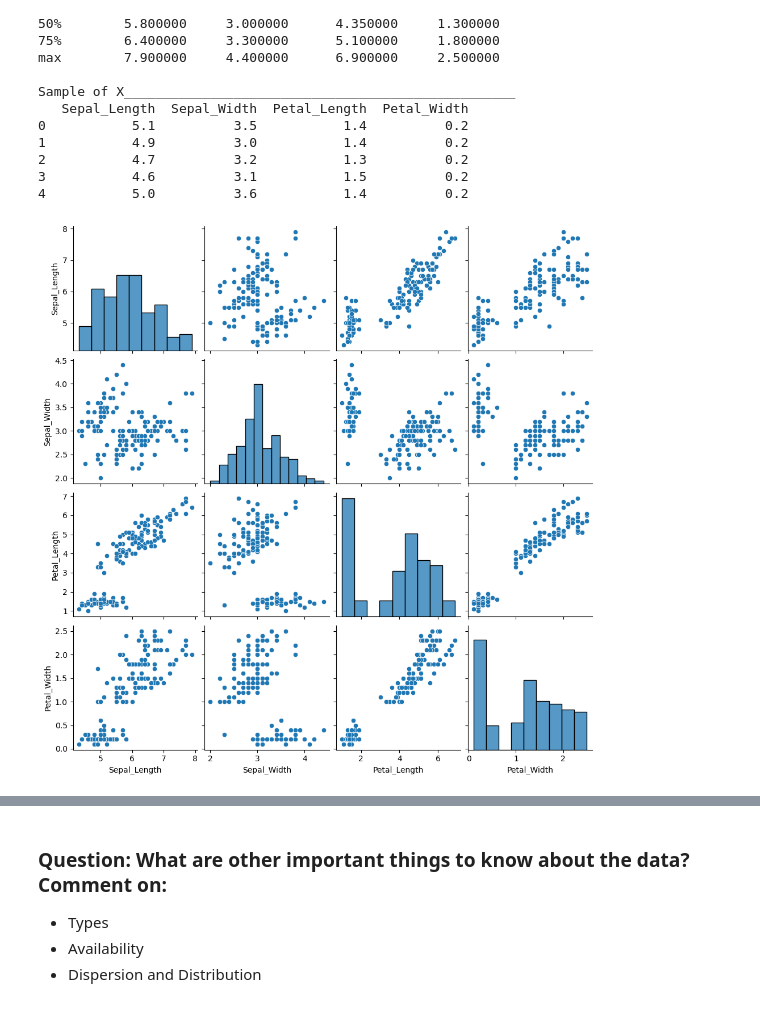
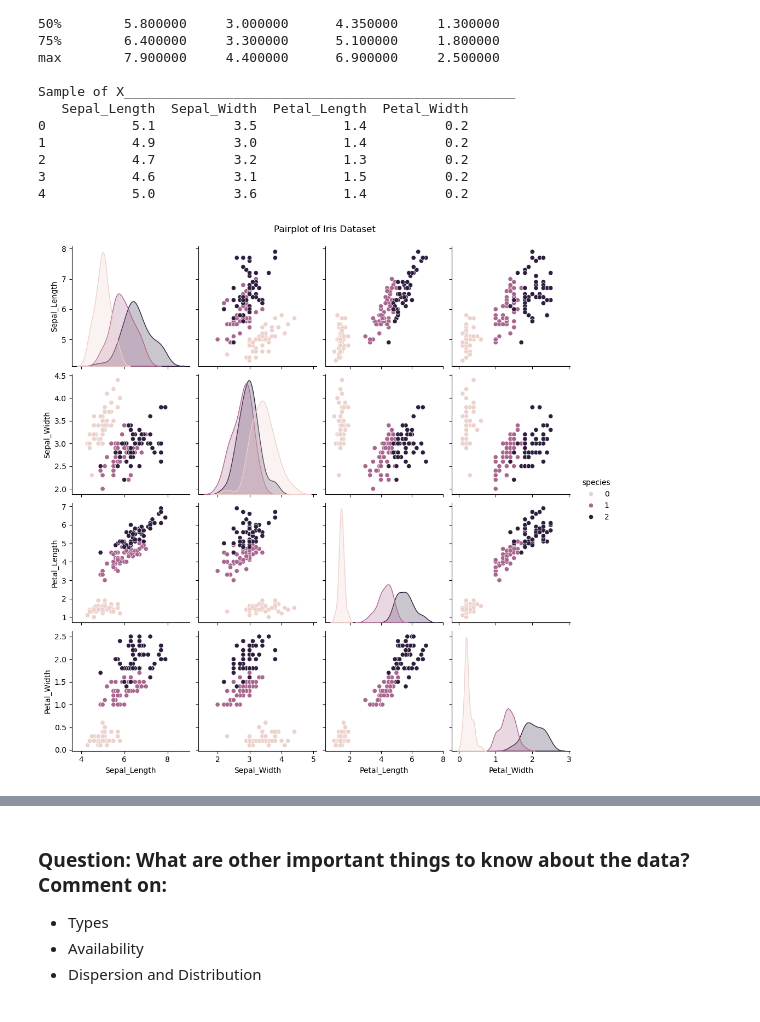
Before and after one commit to mdjroaming/IOD, a Jupyter notebook: Module 6/Module 6 Labs/IOD_Lab-6_1.ipynb, the cells around one changed output, grey strips where cells are left out. Saved outputs shown, nothing was run; the diff lists cells and outputs as text; code cells hidden in the pictures.

```diff
--- a/Module 6/Module 6 Labs/IOD_Lab-6_1.ipynb
+++ b/Module 6/Module 6 Labs/IOD_Lab-6_1.ipynb
@@ -97,11 +97,15 @@ Sample of X__________________________________________________
 2           4.7          3.2           1.3          0.2
 3           4.6          3.1           1.5          0.2
 4           5.0          3.6           1.4          0.2
+# %%
+y = pd.Series(iris.target, name='species')
+X['species'] = y
 # %%
 ## Visualise the data points
 
 # visualise features in pairs
-sns.pairplot(X) # which method 'plots' all the features in 'pairs'? Hint: Check the Seaborn library.
+sns.pairplot(X, hue='species')
+plt.suptitle('Pairplot of Iris Dataset', y=1.02)
 plt.show()
 # %% [output]
-[figure, old version]
+[figure, new version]
```
Also changed, not shown: parts of 9 cells of this notebook, 19 other files.
